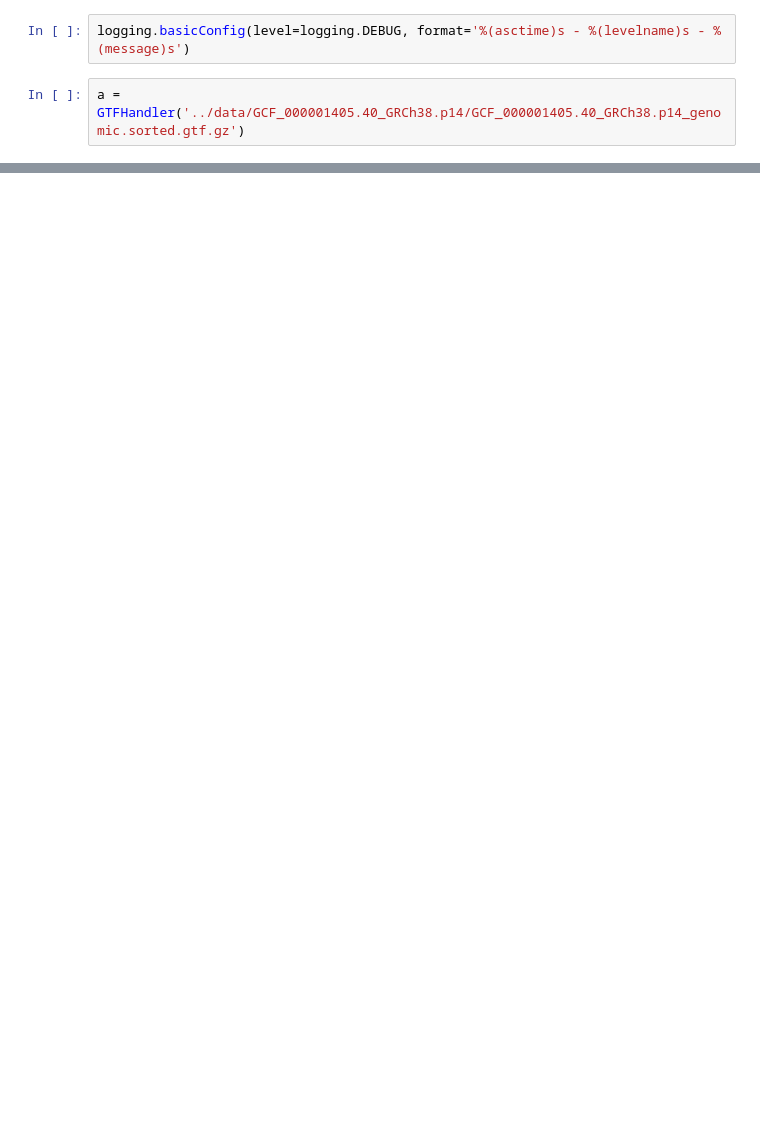
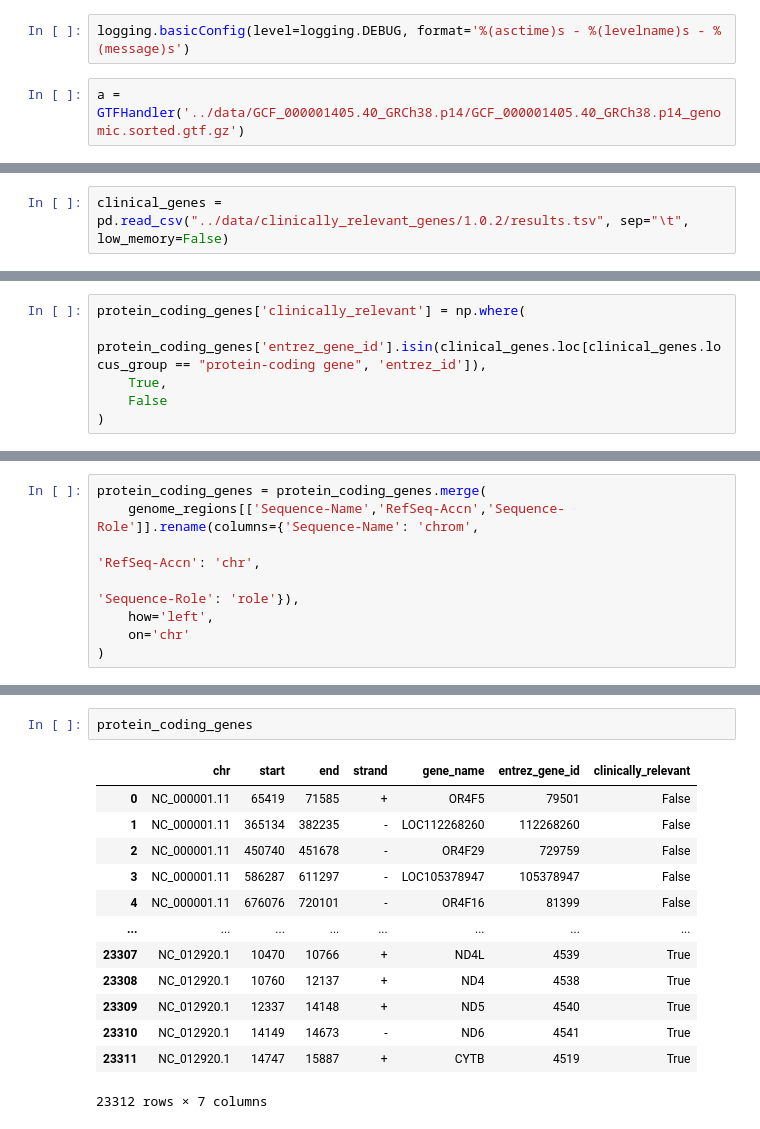
Before and after one commit to frontier-genomics/rna_cloud_genome_reference, a Jupyter notebook: misc/prototyping.ipynb, the cells around one changed output, grey strips where cells are left out. Saved outputs shown, nothing was run; the diff lists cells and outputs as text; blank space fills up the shorter version.

```diff
--- a/misc/prototyping.ipynb
+++ b/misc/prototyping.ipynb
@@ -41,0 +26,2 @@ grc.query('entrez_gene_id==80781').apply(lambda x: pd.Series(a.compare_features(
+# %%
+clinical_genes = pd.read_csv("../data/clinically_relevant_genes/1.0.2/results.tsv", sep="\t", low_memory=False)
@@ -41,0 +48,6 @@ grc.query('entrez_gene_id==80781').apply(lambda x: pd.Series(a.compare_features(
+# %%
+protein_coding_genes['clinically_relevant'] = np.where(
+    protein_coding_genes['entrez_gene_id'].isin(clinical_genes.loc[clinical_genes.locus_group == "protein-coding gene", 'entrez_id']),
+    True,
+    False
+)
@@ -41,0 +81,8 @@ grc.query('entrez_gene_id==80781').apply(lambda x: pd.Series(a.compare_features(
+# %%
+protein_coding_genes = protein_coding_genes.merge(
+    genome_regions[['Sequence-Name','RefSeq-Accn','Sequence-Role']].rename(columns={'Sequence-Name': 'chrom',
+                                                                                'RefSeq-Accn': 'chr',
+                                                                                'Sequence-Role': 'role'}),
+    how='left',
+    on='chr'
+)
@@ -41,0 +106,16 @@ grc.query('entrez_gene_id==80781').apply(lambda x: pd.Series(a.compare_features(
+# %%
+protein_coding_genes
+# %% [output]
+|  | chr | start | end | strand | gene_name | entrez_gene_id | clinically_relevant |
+| 0 | NC_000001.11 | 65419 | 71585 | + | OR4F5 | 79501 | False |
+| 1 | NC_000001.11 | 365134 | 382235 | - | LOC112268260 | 112268260 | False |
+| 2 | NC_000001.11 | 450740 | 451678 | - | OR4F29 | 729759 | False |
+| 3 | NC_000001.11 | 586287 | 611297 | - | LOC105378947 | 105378947 | False |
+| 4 | NC_000001.11 | 676076 | 720101 | - | OR4F16 | 81399 | False |
+| ... | ... | ... | ... | ... | ... | ... | ... |
+| 23307 | NC_012920.1 | 10470 | 10766 | + | ND4L | 4539 | True |
+| 23308 | NC_012920.1 | 10760 | 12137 | + | ND4 | 4538 | True |
+| 23309 | NC_012920.1 | 12337 | 14148 | + | ND5 | 4540 | True |
+| 23310 | NC_012920.1 | 14149 | 14673 | - | ND6 | 4541 | True |
+| 23311 | NC_012920.1 | 14747 | 15887 | + | CYTB | 4519 | True |
+23312 rows × 7 columns
```
Also changed, not shown: parts of 22 cells of this notebook, 11 other files.
